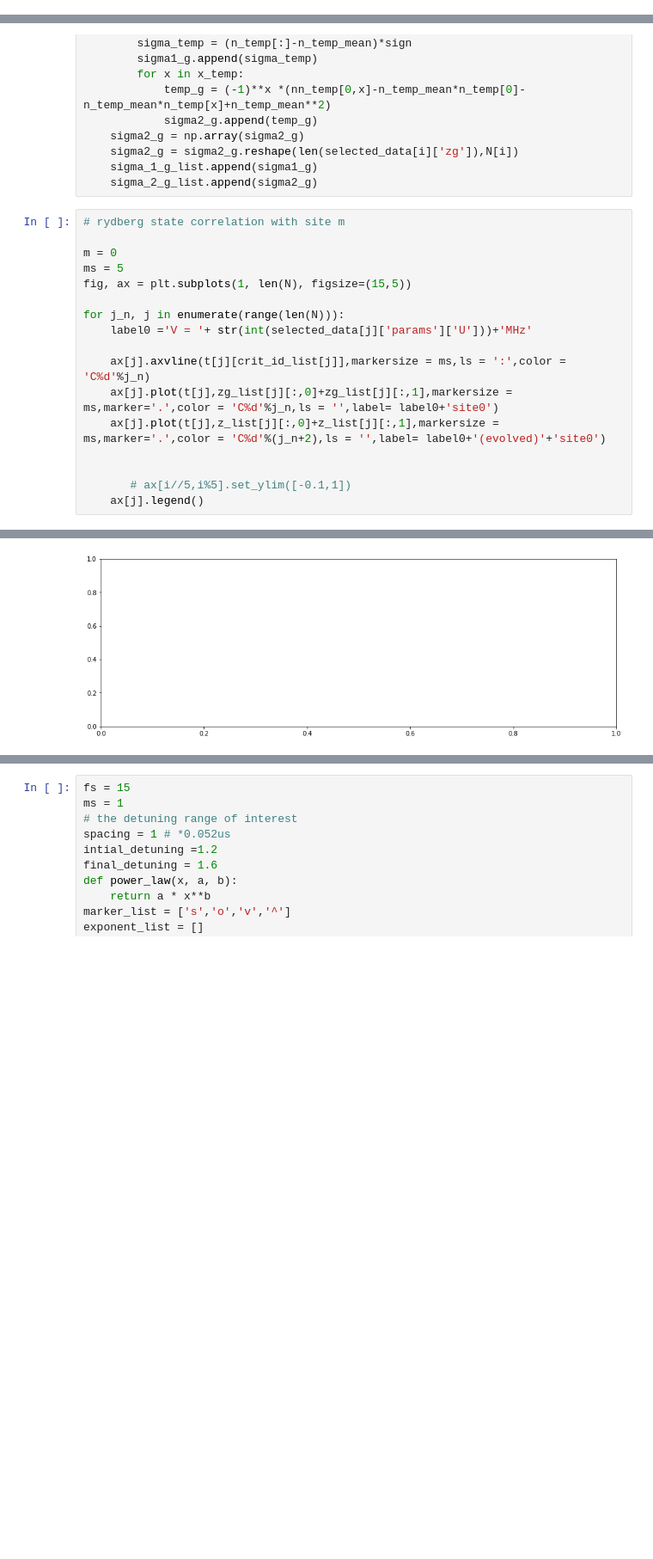
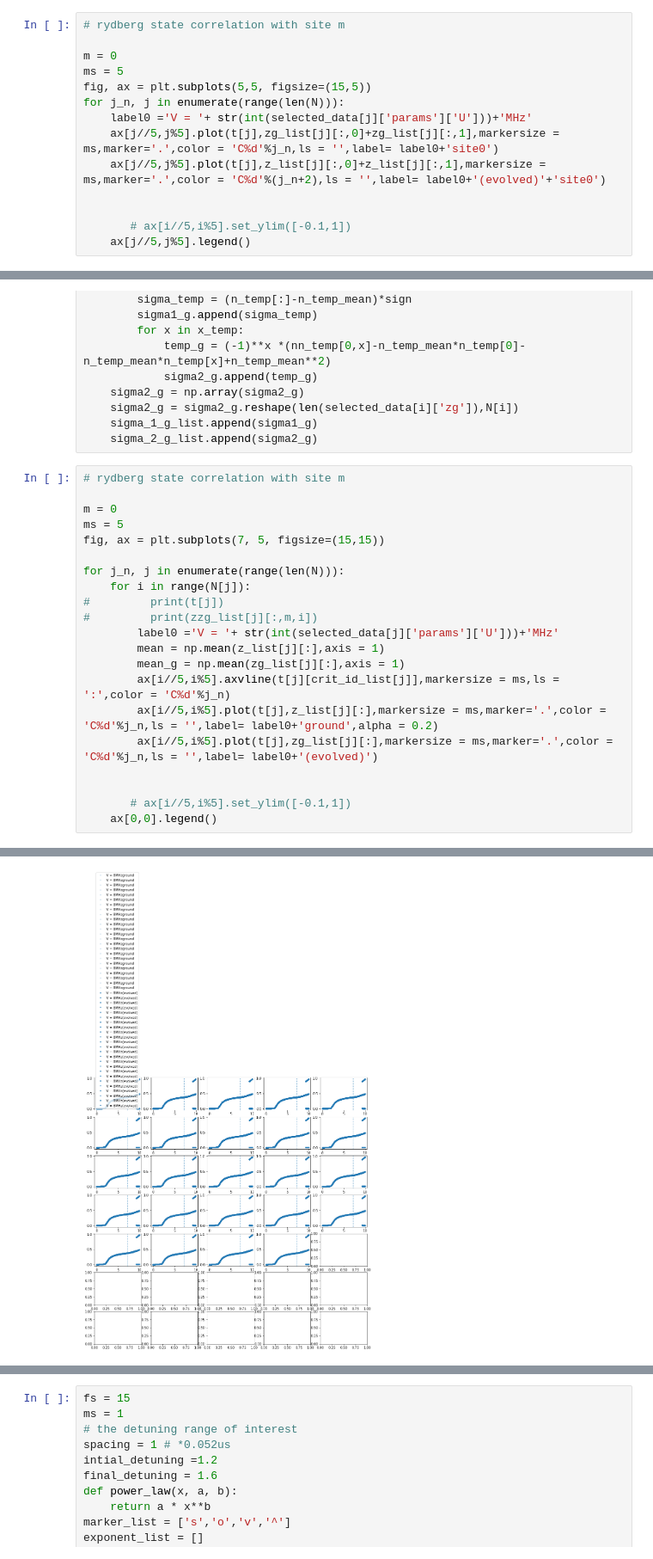
Before and after one commit to nacs-lab/yw-data, a Jupyter notebook: tenpy_results/interaction_effect_24sites.ipynb, the cells around one changed output, grey strips where cells are left out. Shown: that part at 86% size. Drawn from its saved outputs; the diff is of its cells as text; blank space fills up the shorter version.

```diff
--- a/tenpy_results/interaction_effect_24sites.ipynb
+++ b/tenpy_results/interaction_effect_24sites.ipynb
@@ -166,3 +166,17 @@ crit_gap0.35495897697775664
 final_detuning4.596548393562964
 final_gap3.0197136475142172
 [figure]
+# %%
+# rydberg state correlation with site m
+
+m = 0
+ms = 5
+fig, ax = plt.subplots(5,5, figsize=(15,5))
+for j_n, j in enumerate(range(len(N))):
+    label0 ='V = '+ str(int(selected_data[j]['params']['U']))+'MHz'
+    ax[j//5,j%5].plot(t[j],zg_list[j][:,0]+zg_list[j][:,1],markersize = ms,marker='.',color = 'C%d'%j_n,ls = '',label= label0+'site0')
+    ax[j//5,j%5].plot(t[j],z_list[j][:,0]+z_list[j][:,1],markersize = ms,marker='.',color = 'C%d'%(j_n+2),ls = '',label= label0+'(evolved)'+'site0')
+
+
+       # ax[i//5,i%5].set_ylim([-0.1,1])
+    ax[j//5,j%5].legend()
@@ -221,16 +241,20 @@ for i in range(len(N)):
 
 m = 0
 ms = 5
-fig, ax = plt.subplots(1, len(N), figsize=(15,5))
+fig, ax = plt.subplots(7, 5, figsize=(15,15))
 
 for j_n, j in enumerate(range(len(N))):
-    label0 ='V = '+ str(int(selected_data[j]['params']['U']))+'MHz'
-
-    ax[j].axvline(t[j][crit_id_list[j]],markersize = ms,ls = ':',color = 'C%d'%j_n)
-    ax[j].plot(t[j],zg_list[j][:,0]+zg_list[j][:,1],markersize = ms,marker='.',color = 'C%d'%j_n,ls = '',label= label0+'site0')
-    ax[j].plot(t[j],z_list[j][:,0]+z_list[j][:,1],markersize = ms,marker='.',color = 'C%d'%(j_n+2),ls = '',label= label0+'(evolved)'+'site0')
+    for i in range(N[j]):
+#         print(t[j])
+#         print(zzg_list[j][:,m,i])
+        label0 ='V = '+ str(int(selected_data[j]['params']['U']))+'MHz'
+        mean = np.mean(z_list[j][:],axis = 1)
+        mean_g = np.mean(zg_list[j][:],axis = 1)
+        ax[i//5,i%5].axvline(t[j][crit_id_list[j]],markersize = ms,ls = ':',color = 'C%d'%j_n)
+        ax[i//5,i%5].plot(t[j],z_list[j][:],markersize = ms,marker='.',color = 'C%d'%j_n,ls = '',label= label0+'ground',alpha = 0.2)
+        ax[i//5,i%5].plot(t[j],zg_list[j][:],markersize = ms,marker='.',color = 'C%d'%j_n,ls = '',label= label0+'(evolved)')
 
 
        # ax[i//5,i%5].set_ylim([-0.1,1])
-    ax[j].legend()
+    ax[0,0].legend()
 # %% [output]
@@ -238,4 +261,4 @@ TypeError: 'AxesSubplot' object is not subscriptable
-[figure, old version]
+[figure, new version]
 # %%
 # rydberg state correlation with site m
 
```
Also changed, not shown: parts of 14 cells of this notebook, 2 other files.
